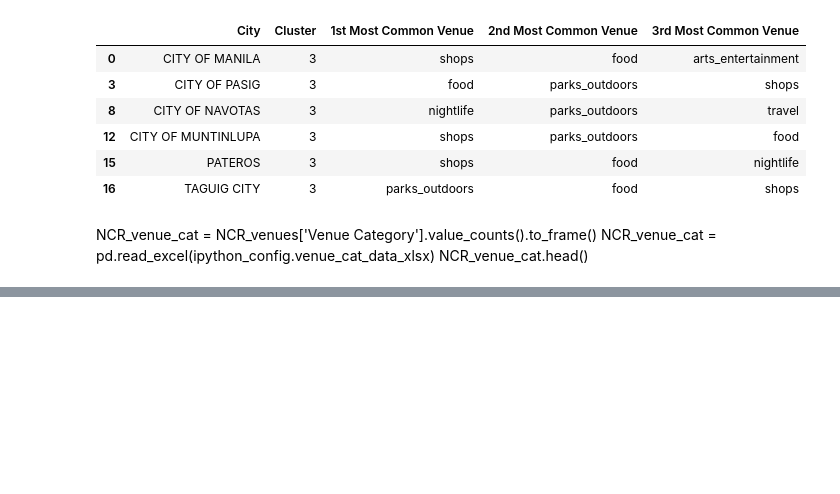
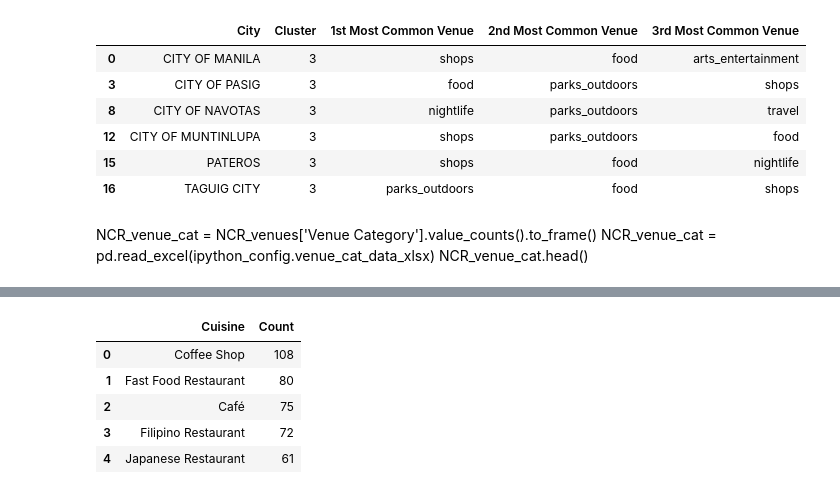
Before and after one commit to kjfjose/Coursera_Capstone, a Jupyter notebook: Coursera_Final_Capstone.ipynb, the cells around one changed output, grey strips where cells are left out. Cells and saved outputs as stored; diff of their text form; code cells hidden in the pictures; blank space fills up the shorter version.

```diff
--- a/Coursera_Final_Capstone.ipynb
+++ b/Coursera_Final_Capstone.ipynb
@@ -542,0 +586,9 @@ NCR_venue_cat.head()
+# %%
+cuisines_data.head()
+# %% [output]
+|  | Cuisine | Count |
+| 0 | Coffee Shop | 108 |
+| 1 | Fast Food Restaurant | 80 |
+| 2 | Café | 75 |
+| 3 | Filipino Restaurant | 72 |
+| 4 | Japanese Restaurant | 61 |
```
Also changed, not shown: parts of 16 cells of this notebook.
